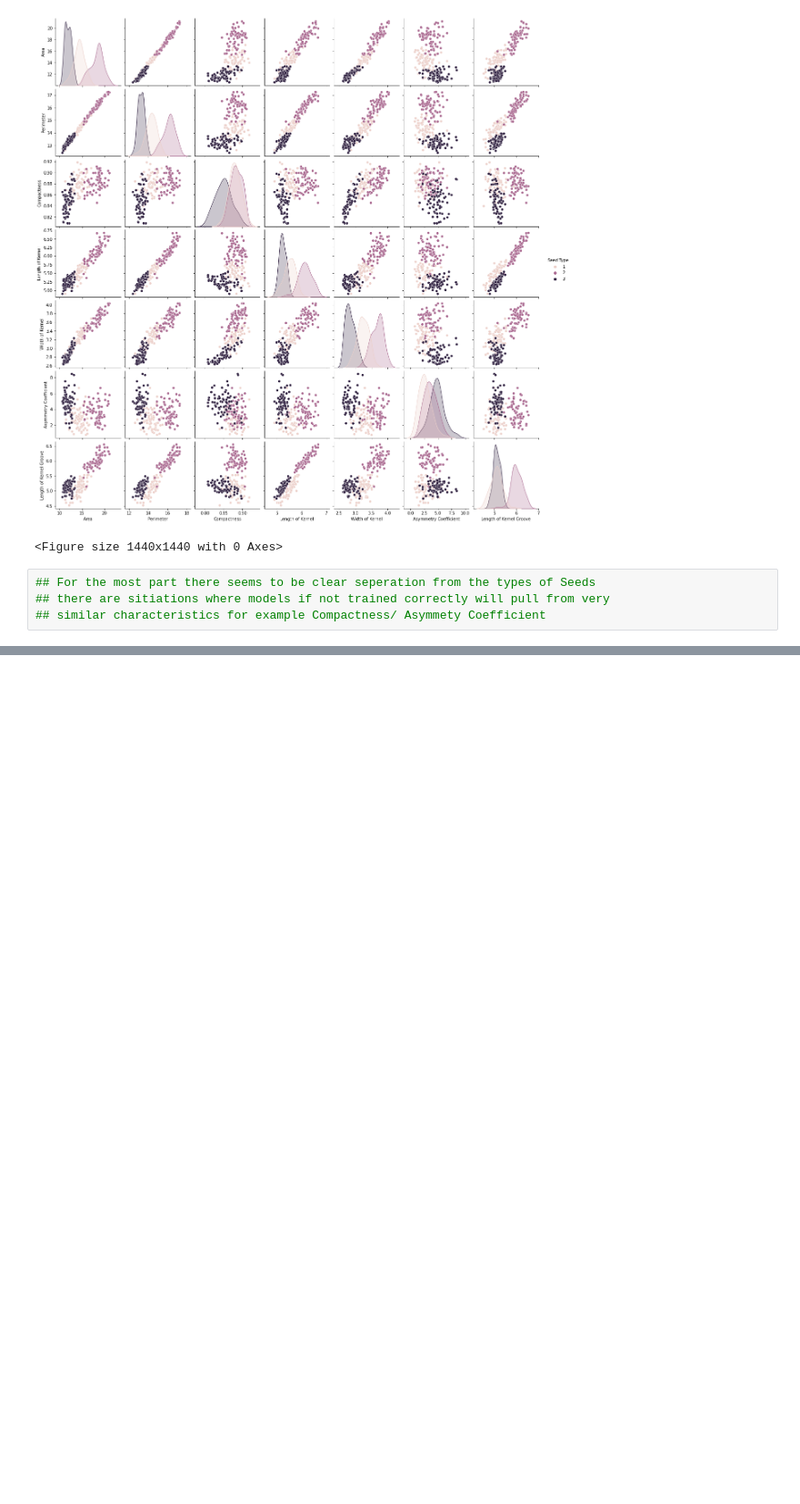
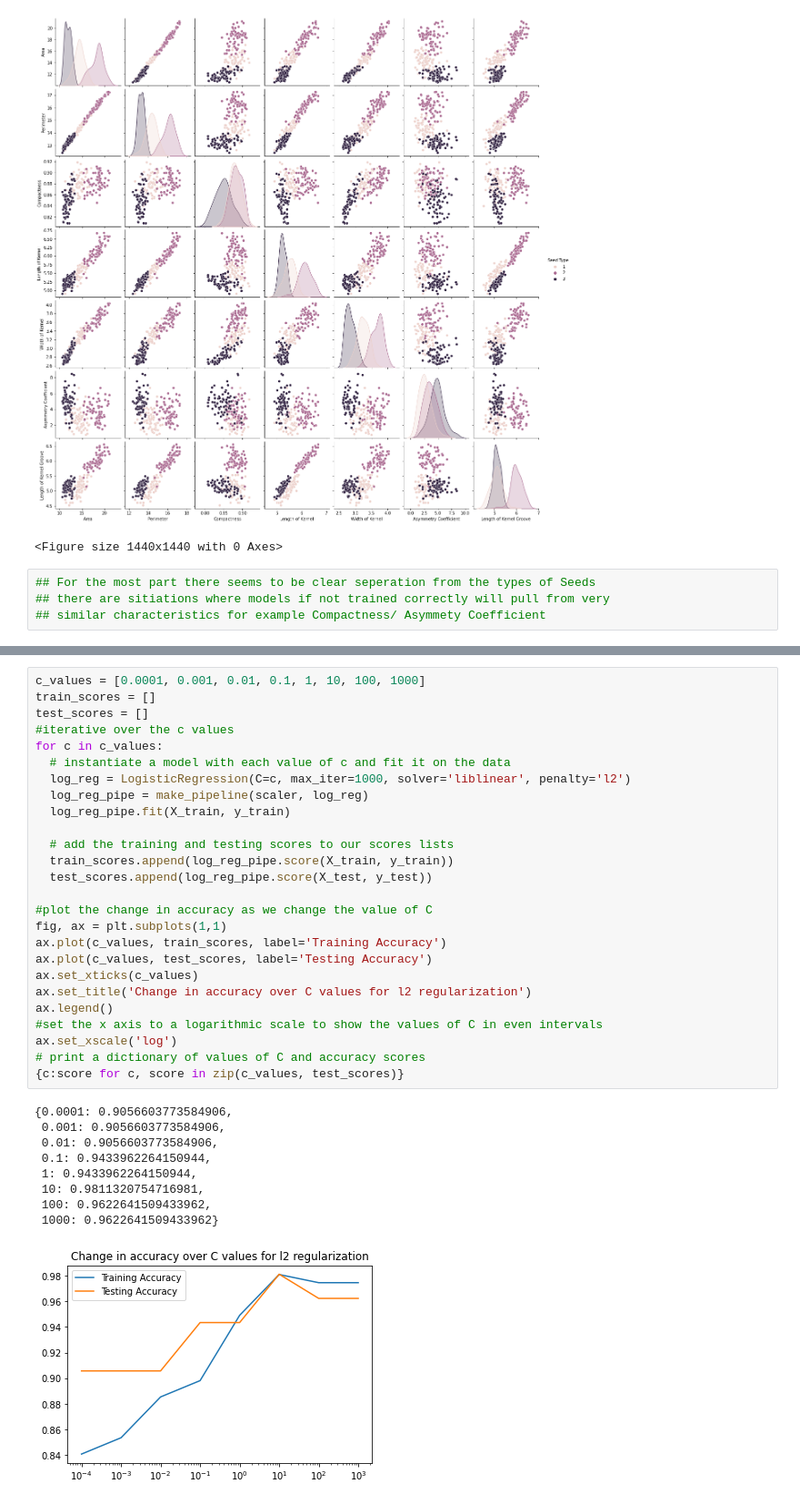
Before and after one commit to edfakie2/Edward-Core-2, a Jupyter notebook: Agriculture_.ipynb, the cells around one changed output, grey strips where cells are left out. Shown at 91% size. Cells and saved outputs as stored; diff of their text form; blank space fills up the shorter version.

```diff
--- a/Agriculture_.ipynb
+++ b/Agriculture_.ipynb
@@ -137,0 +341,36 @@ plt.figure(figsize=(20,20));
+# %%
+c_values = [0.0001, 0.001, 0.01, 0.1, 1, 10, 100, 1000]
+train_scores = []
+test_scores = []
+#iterative over the c values
+for c in c_values:
+  # instantiate a model with each value of c and fit it on the data
+  log_reg = LogisticRegression(C=c, max_iter=1000, solver='liblinear', penalty='l2')
+  log_reg_pipe = make_pipeline(scaler, log_reg)
+  log_reg_pipe.fit(X_train, y_train)
+
+  # add the training and testing scores to our scores lists
+  train_scores.append(log_reg_pipe.score(X_train, y_train))
+  test_scores.append(log_reg_pipe.score(X_test, y_test))
+
+#plot the change in accuracy as we change the value of C
+fig, ax = plt.subplots(1,1)
+ax.plot(c_values, train_scores, label='Training Accuracy')
+ax.plot(c_values, test_scores, label='Testing Accuracy')
+ax.set_xticks(c_values)
+ax.set_title('Change in accuracy over C values for l2 regularization')
+ax.legend()
+#set the x axis to a logarithmic scale to show the values of C in even intervals
+ax.set_xscale('log')
+# print a dictionary of values of C and accuracy scores
+{c:score for c, score in zip(c_values, test_scores)}
+# %% [output]
+{0.0001: 0.9056603773584906,
+ 0.001: 0.9056603773584906,
+ 0.01: 0.9056603773584906,
+ 0.1: 0.9433962264150944,
+ 1: 0.9433962264150944,
+ 10: 0.9811320754716981,
+ 100: 0.9622641509433962,
+ 1000: 0.9622641509433962}
+[figure, added]
```
Also changed, not shown: parts of 31 cells of this notebook.
